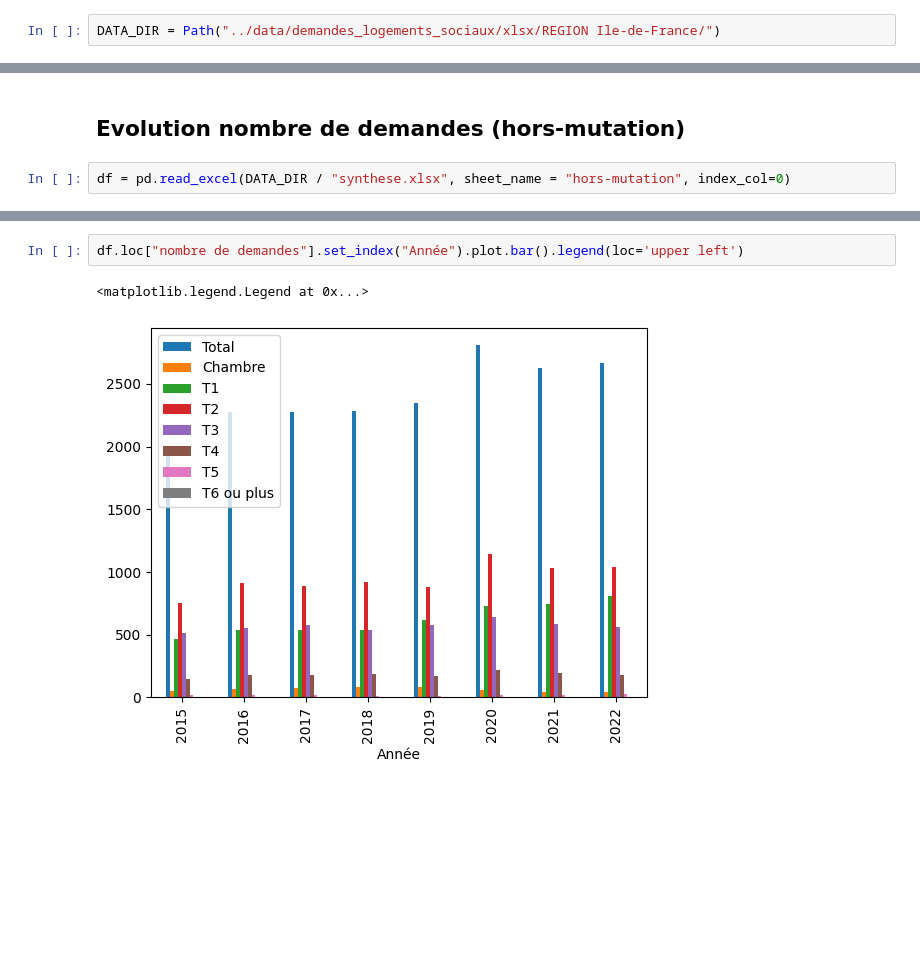
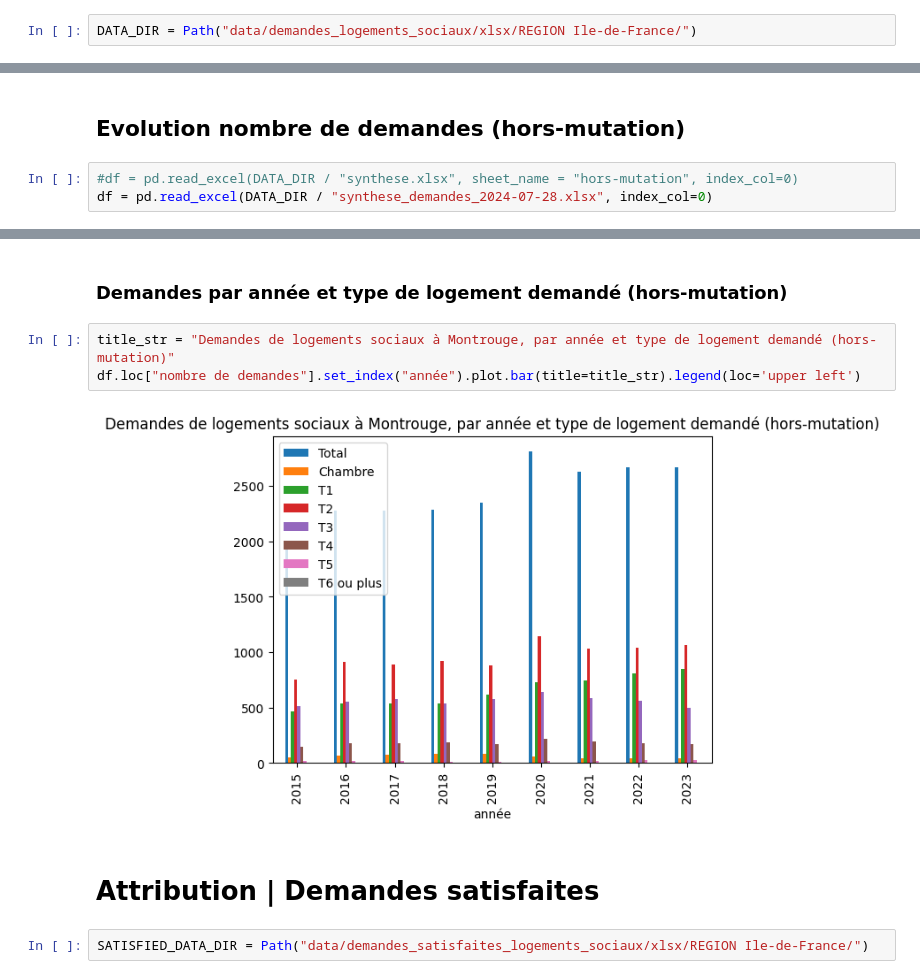
Before and after one commit to SoGar-code/suivi_immo, a Jupyter notebook: stats_logement_social.ipynb, the cells around one changed output, grey strips where cells are left out. Drawn from its saved outputs; the diff is of its cells as text; blank space fills up the shorter version.

Commit message:
Feat: stats logement social + ajout scraping

```diff
--- a/stats_logement_social.ipynb
+++ b/stats_logement_social.ipynb
@@ -9,7 +10,7 @@ import pandas as pd
 
 #!C:\\Users\\Personne\\anaconda3\\python.exe -m pip install openpyxl
 # %%
-DATA_DIR = Path("../data/demandes_logements_sociaux/xlsx/REGION Ile-de-France/")
+DATA_DIR = Path("data/demandes_logements_sociaux/xlsx/REGION Ile-de-France/")
 # %% [markdown]
 ## Toutes demandes comprises
 # %%
@@ -122,7 +122,8 @@ Index(['Total', 'Chambre', 'T1', 'T2', 'T3', 'T4', 'T5', 'T6 ou plus',
 # %% [markdown]
 ## Evolution nombre de demandes (hors-mutation)
 # %%
-df = pd.read_excel(DATA_DIR / "synthese.xlsx", sheet_name = "hors-mutation", index_col=0)
+#df = pd.read_excel(DATA_DIR / "synthese.xlsx", sheet_name = "hors-mutation", index_col=0)
+df = pd.read_excel(DATA_DIR / "synthese_demandes_2024-07-28.xlsx", index_col=0)
 # %%
 df
 # %% [output]
@@ -146,5 +147,11 @@ df
+# %% [markdown]
+### Demandes par année et type de logement demandé (hors-mutation)
 # %%
-df.loc["nombre de demandes"].set_index("Année").plot.bar().legend(loc='upper left')
+title_str = "Demandes de logements sociaux à Montrouge, par année et type de logement demandé (hors-mutation)"
+df.loc["nombre de demandes"].set_index("année").plot.bar(title=title_str).legend(loc='upper left')
 # %% [output]
-<matplotlib.legend.Legend at 0x...>
-[figure, old version]
+[figure, new version]
+# %% [markdown]
+# Attribution | Demandes satisfaites
+# %%
+SATISFIED_DATA_DIR = Path("data/demandes_satisfaites_logements_sociaux/xlsx/REGION Ile-de-France/")
```
Also changed, not shown: parts of 27 cells of this notebook, 4 other files.
